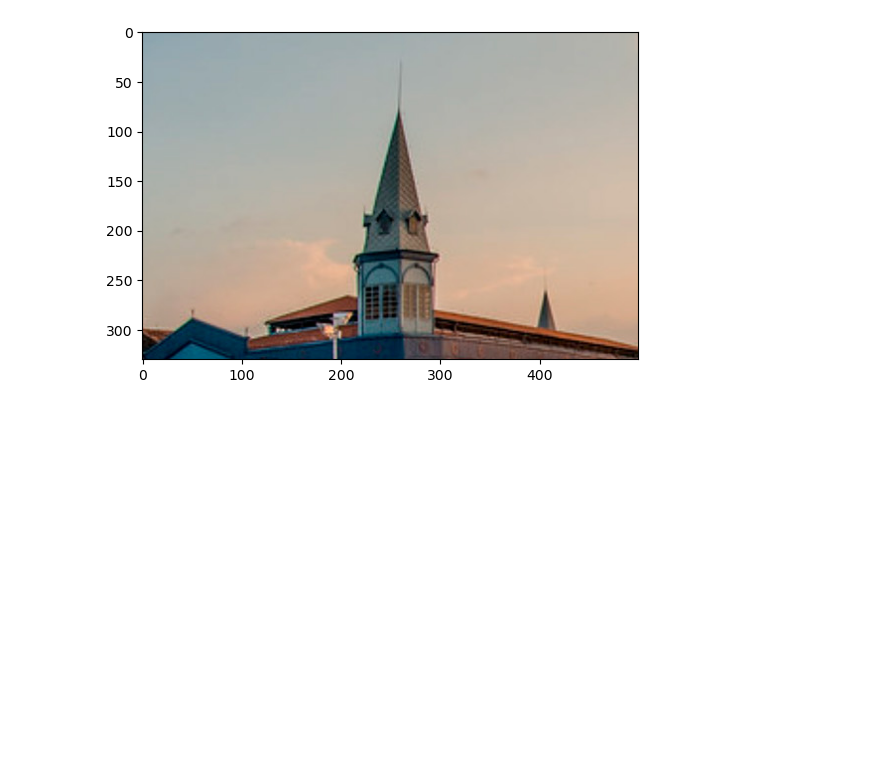
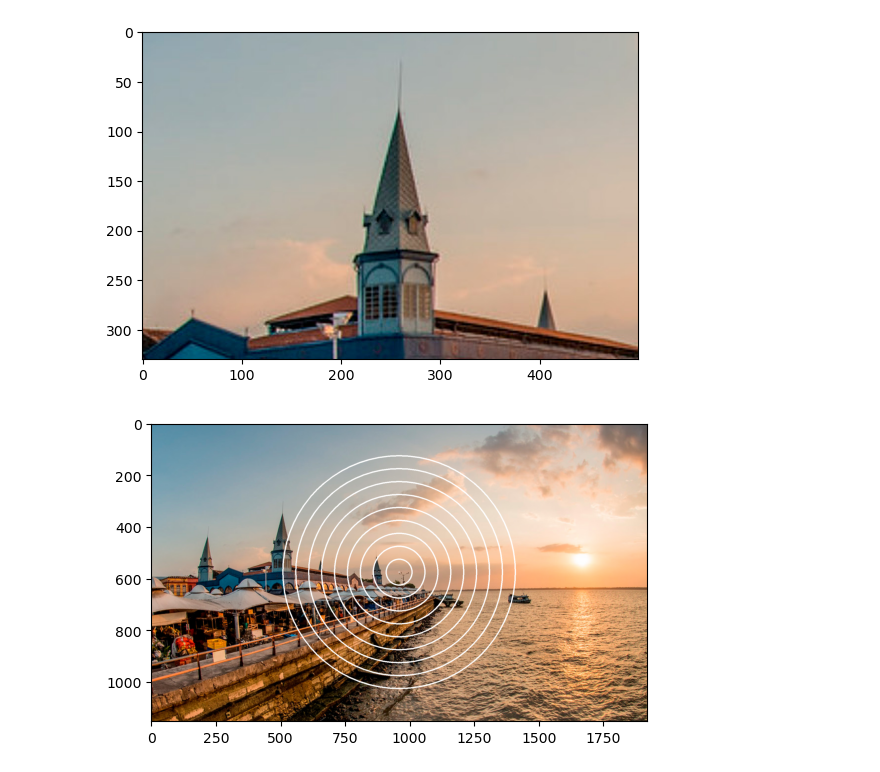
Before and after one commit to ramoneirao/visao-computacional, a Jupyter notebook: notebooks/image processing/processamento.ipynb, the cells around one changed output. Saved outputs shown, nothing was run; the diff lists cells and outputs as text; code cells hidden in the pictures; blank space fills up the shorter version.

```diff
--- a/notebooks/image processing/processamento.ipynb
+++ b/notebooks/image processing/processamento.ipynb
@@ -1,9 +5,6 @@
 # %%
-import cv2
-from matplotlib import pyplot as plt
-
 # Carregando a imagem:
-imagem = cv2.imread('../images/veropeso.jpg')
+imagem = cv2.imread('C:/Users/ramon/OneDrive/Documentos/GitHub/visao-computacional/images/veropeso.jpg')
 # %%
 imagem.shape
 # %% [output]
@@ -100,3 +101,17 @@ plt.imshow(imagem_rgb)
 plt.show()
 # %% [output]
 [figure]
+# %%
+# Desenhando em cima de uma imagem
+imagem_rgb = cv2.cvtColor(imagem, cv2.COLOR_BGR2RGB)
+(centro_x, centro_y) = (imagem.shape[1] // 2, imagem.shape[0] // 2)
+branco = (255, 255, 255)
+
+for raio in range(0, 500, 50):
+    cv2.circle(imagem_rgb, (centro_x, centro_y), raio, branco, 3) # Desenha um círculo branco na imagem
+
+
+plt.imshow(imagem_rgb)
+plt.show()
+# %% [output]
+[figure, added]
```
Also changed, not shown: parts of 8 cells of this notebook.
